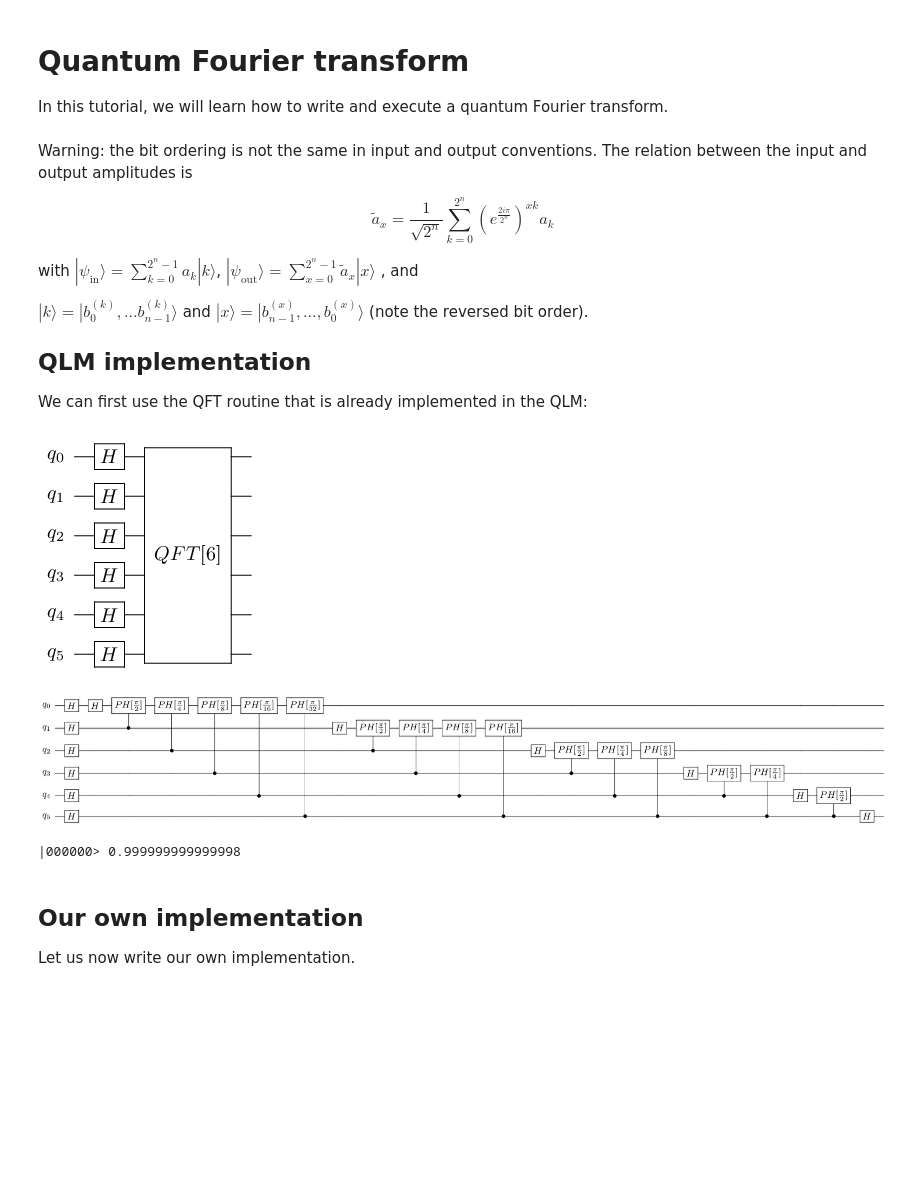
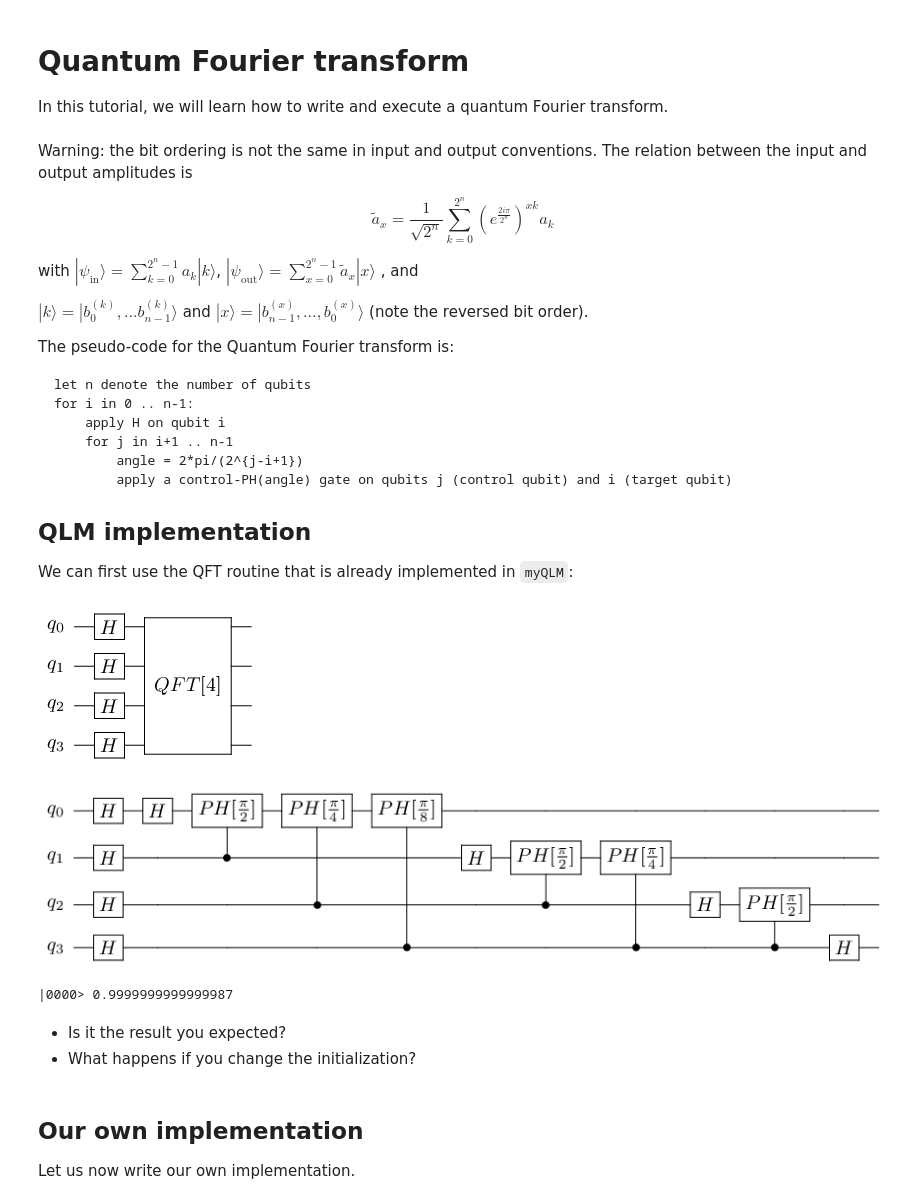
Before and after one commit to tayral/phy580_tutorials, a Jupyter notebook: 3_QFT.ipynb, the cells around one changed output. Cells and saved outputs as stored; diff of their text form; code cells hidden in the pictures; blank space fills up the shorter version.

```diff
--- a/3_QFT.ipynb
+++ b/3_QFT.ipynb
@@ -14,38 +14,56 @@ with $|\psi_{\mathrm{in}}\rangle=\sum_{k=0}^{2^{n}-1}a_{k}|k\rangle$, $|\psi_{\m
 $|k\rangle=|b_{0}^{(k)},\dots b_{n-1}^{(k)}\rangle$ and $|x\rangle=
 |b_{n-1}^{(x)},\dots,b_{0}^{(x)}\rangle$ (note the reversed bit order).
 
+
+The pseudo-code for the Quantum Fourier transform is:
+
+    let n denote the number of qubits
+    for i in 0 .. n-1:
+        apply H on qubit i
+        for j in i+1 .. n-1
+            angle = 2*pi/(2^{j-i+1})
+            apply a control-PH(angle) gate on qubits j (control qubit) and i (target qubit)
+
+
 ## QLM implementation
 
-We can first use the QFT routine that is already implemented in the QLM:
+We can first use the QFT routine that is already implemented in ``myQLM``:
 # %%
 from qat.lang.AQASM.qftarith import QFT
 from qat.lang.AQASM import Program, H
 from qat.qpus import get_default_qpu
 
-nqbits = 6
+nqbits = 4
 
 prog = Program()
 reg = prog.qalloc(nqbits)
+# here, we initialize the register with a superposition state (we could have chosen another initialization)
 for qb in range(nqbits):
-    H(reg[qb])
+    H(reg[qb]) # equivalent to prog.apply(H, reg[qb])
+
 prog.apply(QFT(nqbits), reg)
 
 circ = prog.to_circ()
 
 %qatdisplay circ
 
+# we can expand the "QFT box":
 %qatdisplay circ --depth 2
 
+# let us execute it on a QPU
 qpu = get_default_qpu()
 job = circ.to_job(nbshots=0)
 res = qpu.submit(job)
 
 for sample in res:
     print(sample.state, sample.probability)
 # %% [output]
-[figure, old version]
+[figure, new version]
-[figure, old version]
+[figure, new version]
-|000000> 0.999999999999998
+|0000> 0.9999999999999987
+# %% [markdown]
+- Is it the result you expected?
+- What happens if you change the initialization?
 # %% [markdown]
 ## Our own implementation
 
```
Also changed, not shown: parts of 2 cells of this notebook, 7 other files.
